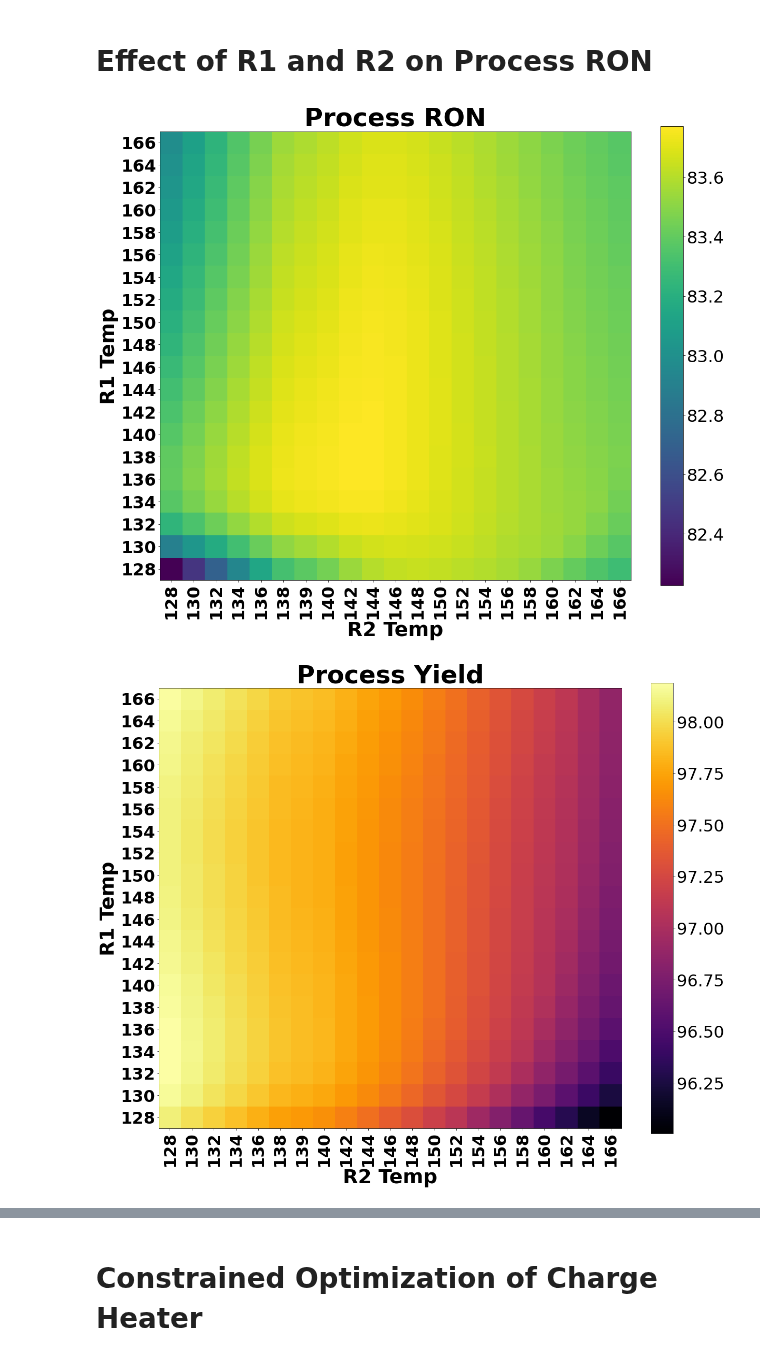
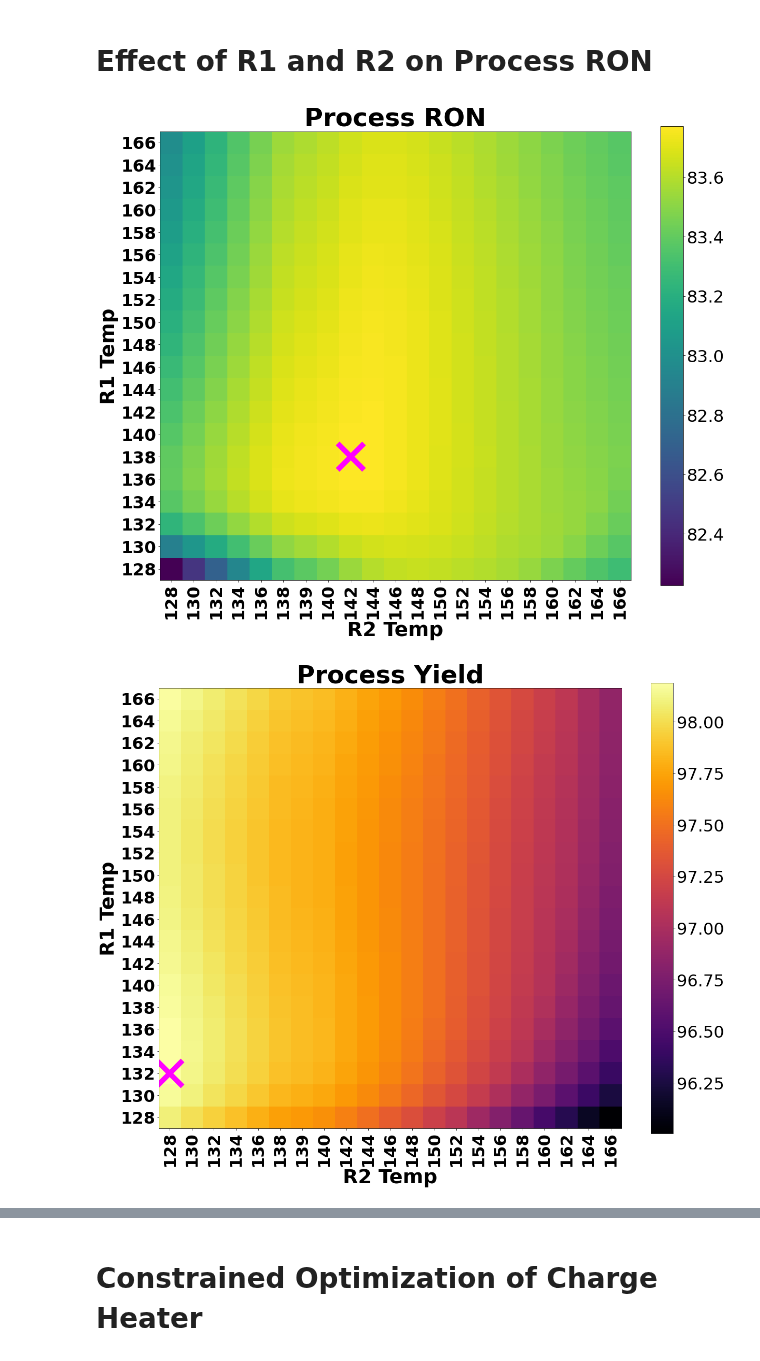
Before and after one commit to KISRDevelopment/iso-exploration, a Jupyter notebook: global_optima.ipynb, the cells around one changed output, grey strips where cells are left out. Cells and saved outputs as stored; diff of their text form; code cells hidden in the pictures.

```diff
--- a/global_optima.ipynb
+++ b/global_optima.ipynb
@@ -246,2 +268,11 @@ global_sol
 # %%
 global_sol.to_excel("tmp/global_optima.xlsx")
+# %%
+max_ron = np.max(global_sol['process_ron'])
+max_yield = np.max(global_sol['process_yield'])
+min_ch = np.min(global_sol['r1_charge_heater'])
+
+global_sol['ron_loss'] = (max_ron - global_sol['process_ron']) * 100 / max_ron
+global_sol['yield_loss'] = (max_yield - global_sol['process_yield']) * 100 / max_yield
+global_sol['ch_loss'] = global_sol['r1_charge_heater']/ min_ch
+global_sol.round(2)
@@ -250,31 +287,36 @@ global_sol.to_excel("tmp/global_optima.xlsx")
 # %%
 r1s = sorted(set(dfe['r1_temp']))
 r2s = sorted(set(dfe['r2_temp']))
 dependent_var = 'process_ron'
 
 M = np.zeros((len(r1s), len(r2s)))
 for i, r1t in enumerate(r1s):
     for j, r2t in enumerate(r2s):
         sdf = dfe[(dfe['r1_temp'] == r1t) & (dfe['r2_temp'] == r2t)]
         mean_dep = np.mean(sdf[dependent_var])
         M[i, j] = mean_dep
 
 n,m = M.shape
 
+r1t, r2t = global_sol.loc['process_ron', 'r1_temp'], global_sol.loc['process_ron', 'r2_temp']
+mi = r1s.index(r1t)
+mj = r2s.index(r2t)
+
 f, ax = plt.subplots(1, 1, figsize=(20, 20))
 im = ax.imshow(M, origin='lower')
 ax.set_xticks(np.arange(m))
 ax.set_xticklabels(['%d' % d for d in r2s], rotation=90, fontsize=32, fontweight='bold')
 ax.set_yticks(np.arange(n))
 ax.set_yticklabels(['%d' % d for d in r1s], fontsize=32, fontweight='bold')
 ax.set_xlabel('R2 Temp', fontsize=38, fontweight='bold')
 ax.set_ylabel('R1 Temp', fontsize=38, fontweight='bold')
 cbar = f.colorbar(im, ax=ax, shrink=0.8)
 cbar.ax.tick_params(labelsize=32)
 ax.set_title('Process RON', fontsize=48, fontweight='bold')
+ax.plot(mj, mi, markersize=50, marker='x', color='magenta', markeredgewidth=10)
 plt.savefig("tmp/fig7_ron.tiff", bbox_inches='tight', transparent=True, pad_inches=0, dpi=300, pil_kwargs={"compression": "tiff_lzw"})
 # %% [output]
-[figure, old version]
+[figure, new version]
 # %%
 r1s = sorted(set(dfe['r1_temp']))
 r2s = sorted(set(dfe['r2_temp']))
@@ -289,6 +331,10 @@ for i, r1t in enumerate(r1s):
 
 n,m = M.shape
 
+r1t, r2t = global_sol.loc['process_yield', 'r1_temp'], global_sol.loc['process_yield', 'r2_temp']
+mi = r1s.index(r1t)
+mj = r2s.index(r2t)
+
 f, ax = plt.subplots(1, 1, figsize=(20, 20))
 im = ax.imshow(M, origin='lower', cmap='inferno')
 ax.set_xticks(np.arange(m))
@@ -300,10 +346,13 @@ ax.set_ylabel('R1 Temp', fontsize=38, fontweight='bold')
 cbar = f.colorbar(im, ax=ax, shrink=0.8)
 cbar.ax.tick_params(labelsize=32)
 ax.set_title('Process Yield', fontsize=48, fontweight='bold')
+
+ax.plot(mj, mi, markersize=50, marker='x', color='magenta', markeredgewidth=10)
+
 plt.savefig("tmp/fig7_yield.tiff", bbox_inches='tight', transparent=True, pad_inches=0, dpi=300,
-            pil_kwargs={"compression": "tiff_lzw"})
+           pil_kwargs={"compression": "tiff_lzw"})
 # %% [output]
-[figure, old version]
+[figure, new version]
 # %%
 r1s = sorted(set(dfe['r1_temp']))
 r2s = sorted(set(dfe['r2_temp']))
```
Also changed, not shown: parts of 15 cells of this notebook, 11 other files.
